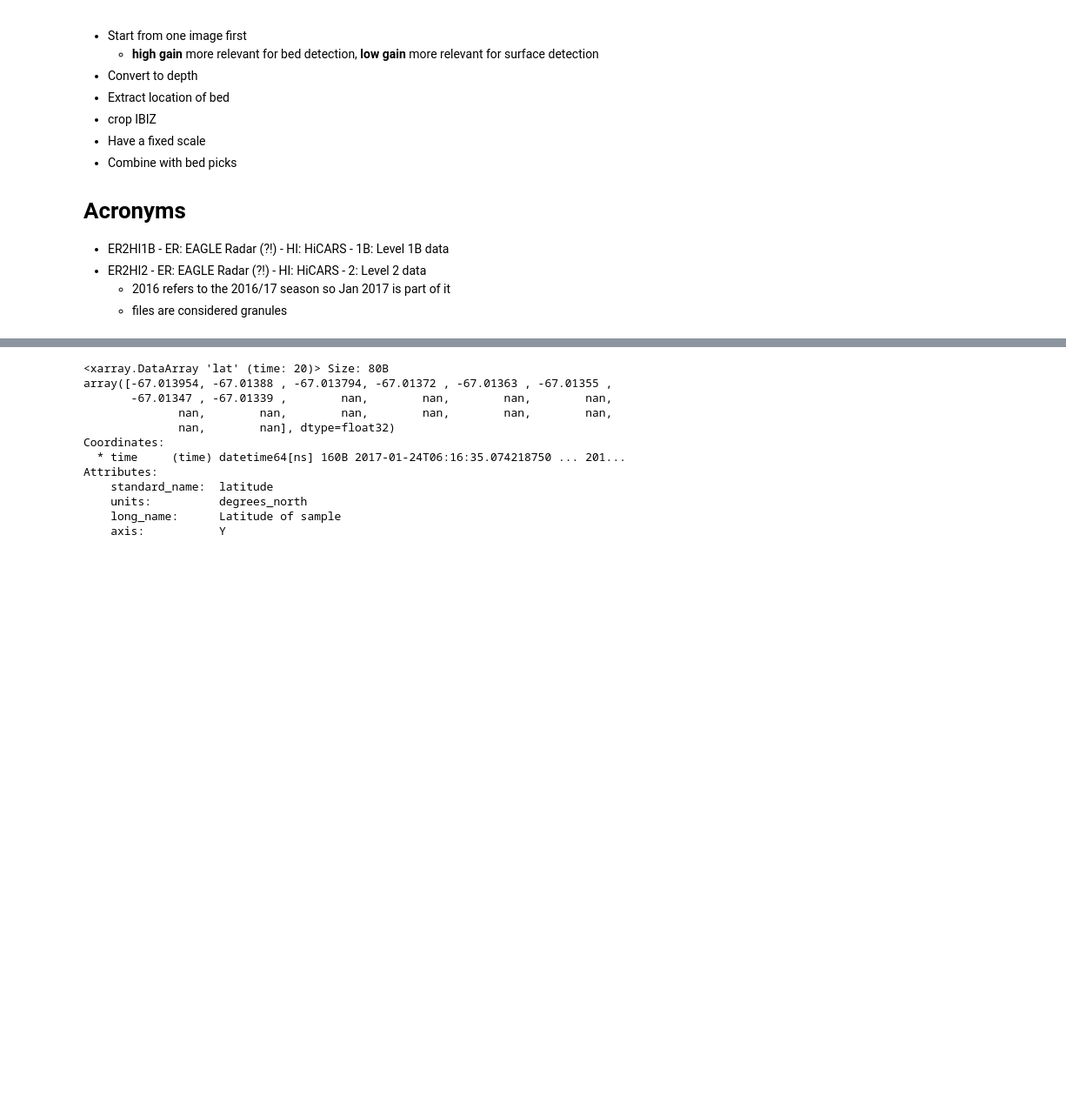
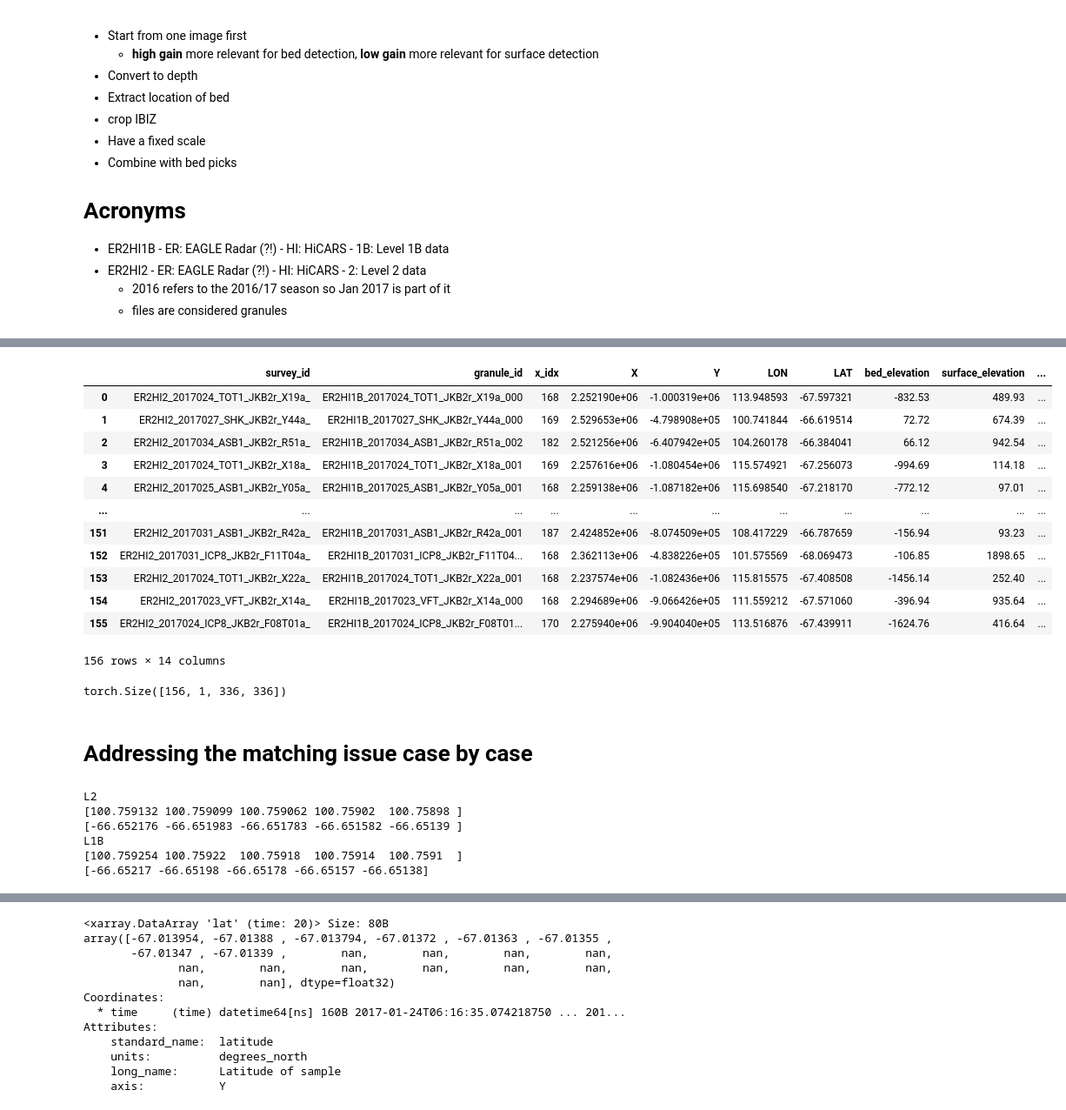
Before and after one commit to kimbente/RadarCLIP, a Jupyter notebook: preprocess_radargrams.ipynb, the cells around one changed output, grey strips where cells are left out. Shown at 87% size. Drawn from its saved outputs; the diff is of its cells as text; code cells hidden in the pictures; blank space fills up the shorter version.

```diff
--- a/preprocess_radargrams.ipynb
+++ b/preprocess_radargrams.ipynb
@@ -369,0 +385,36 @@ Matched: 0 / 4000
+# %%
+tiles_metadata
+# %% [output]
+|  | survey_id | granule_id | x_idx | X | Y | LON | LAT | bed_elevation | surface_elevation | ... |
+| 0 | ER2HI2_2017024_TOT1_JKB2r_X19a_ | ER2HI1B_2017024_TOT1_JKB2r_X19a_000 | 168 | 2.252190e+06 | -1.000319e+06 | 113.948593 | -67.597321 | -832.53 | 489.93 | ... |
+| 1 | ER2HI2_2017027_SHK_JKB2r_Y44a_ | ER2HI1B_2017027_SHK_JKB2r_Y44a_000 | 169 | 2.529653e+06 | -4.798908e+05 | 100.741844 | -66.619514 | 72.72 | 674.39 | ... |
+| 2 | ER2HI2_2017034_ASB1_JKB2r_R51a_ | ER2HI1B_2017034_ASB1_JKB2r_R51a_002 | 182 | 2.521256e+06 | -6.407942e+05 | 104.260178 | -66.384041 | 66.12 | 942.54 | ... |
+| 3 | ER2HI2_2017024_TOT1_JKB2r_X18a_ | ER2HI1B_2017024_TOT1_JKB2r_X18a_001 | 169 | 2.257616e+06 | -1.080454e+06 | 115.574921 | -67.256073 | -994.69 | 114.18 | ... |
+| 4 | ER2HI2_2017025_ASB1_JKB2r_Y05a_ | ER2HI1B_2017025_ASB1_JKB2r_Y05a_001 | 168 | 2.259138e+06 | -1.087182e+06 | 115.698540 | -67.218170 | -772.12 | 97.01 | ... |
+| ... | ... | ... | ... | ... | ... | ... | ... | ... | ... | ... |
+| 151 | ER2HI2_2017031_ASB1_JKB2r_R42a_ | ER2HI1B_2017031_ASB1_JKB2r_R42a_001 | 187 | 2.424852e+06 | -8.074509e+05 | 108.417229 | -66.787659 | -156.94 | 93.23 | ... |
+| 152 | ER2HI2_2017031_ICP8_JKB2r_F11T04a_ | ER2HI1B_2017031_ICP8_JKB2r_F11T04... | 168 | 2.362113e+06 | -4.838226e+05 | 101.575569 | -68.069473 | -106.85 | 1898.65 | ... |
+| 153 | ER2HI2_2017024_TOT1_JKB2r_X22a_ | ER2HI1B_2017024_TOT1_JKB2r_X22a_001 | 168 | 2.237574e+06 | -1.082436e+06 | 115.815575 | -67.408508 | -1456.14 | 252.40 | ... |
+| 154 | ER2HI2_2017023_VFT_JKB2r_X14a_ | ER2HI1B_2017023_VFT_JKB2r_X14a_000 | 168 | 2.294689e+06 | -9.066426e+05 | 111.559212 | -67.571060 | -396.94 | 935.64 | ... |
+| 155 | ER2HI2_2017024_ICP8_JKB2r_F08T01a_ | ER2HI1B_2017024_ICP8_JKB2r_F08T01... | 170 | 2.275940e+06 | -9.904040e+05 | 113.516876 | -67.439911 | -1624.76 | 416.64 | ... |
+156 rows × 14 columns
+# %%
+tiles_tensor.shape
+# %% [output]
+torch.Size([156, 1, 336, 336])
+# %% [markdown]
+# Addressing the matching issue case by case
+# %%
+print("L2")
+print(l2_df["LON"].values[0:5])
+print(l2_df["LAT"].values[0:5])
+print("L1B")
+print(radargram_ds["lon"].values[0:5])
+print(radargram_ds["lat"].values[0:5])
+# %% [output]
+L2
+[100.759132 100.759099 100.759062 100.75902  100.75898 ]
+[-66.652176 -66.651983 -66.651783 -66.651582 -66.65139 ]
+L1B
+[100.759254 100.75922  100.75918  100.75914  100.7591  ]
+[-66.65217 -66.65198 -66.65178 -66.65157 -66.65138]
```
Also changed, not shown: parts of 6 cells of this notebook, 7 other files.
